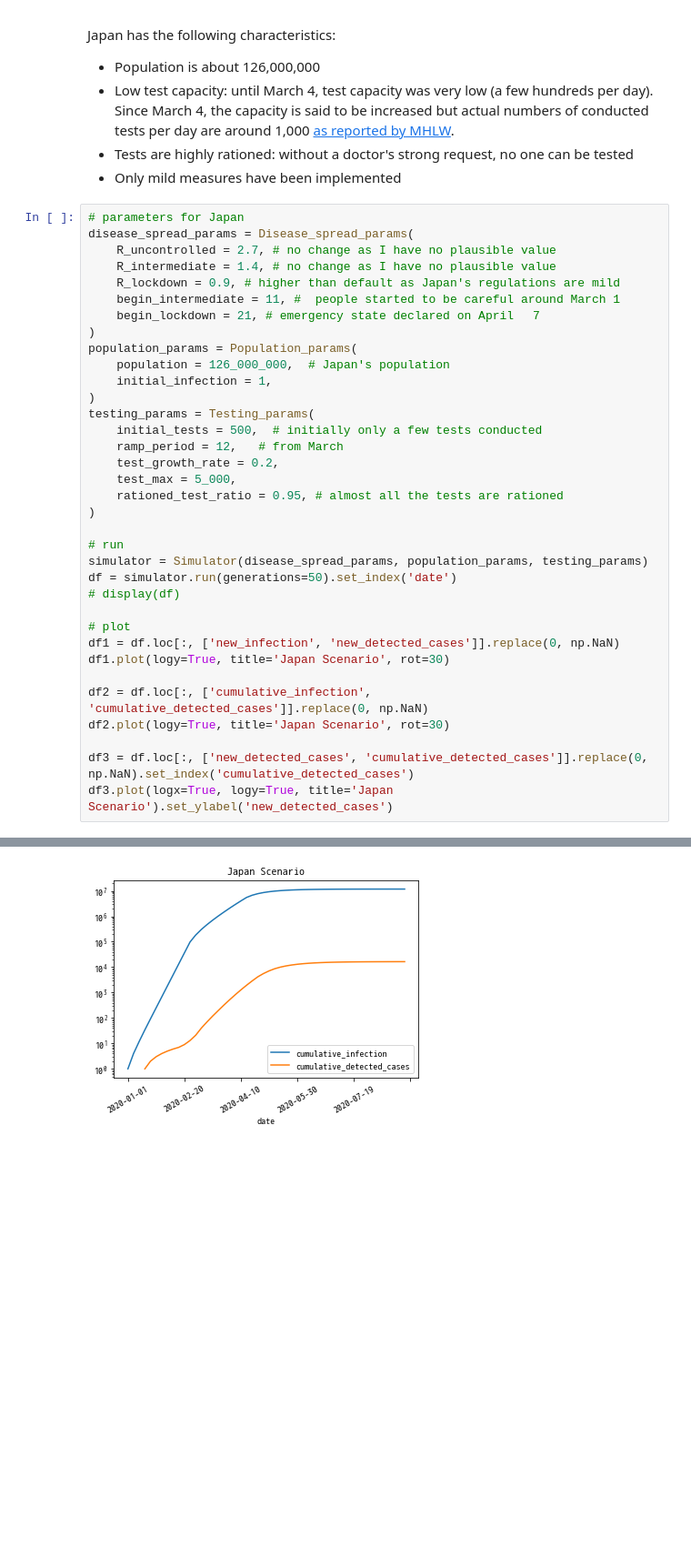
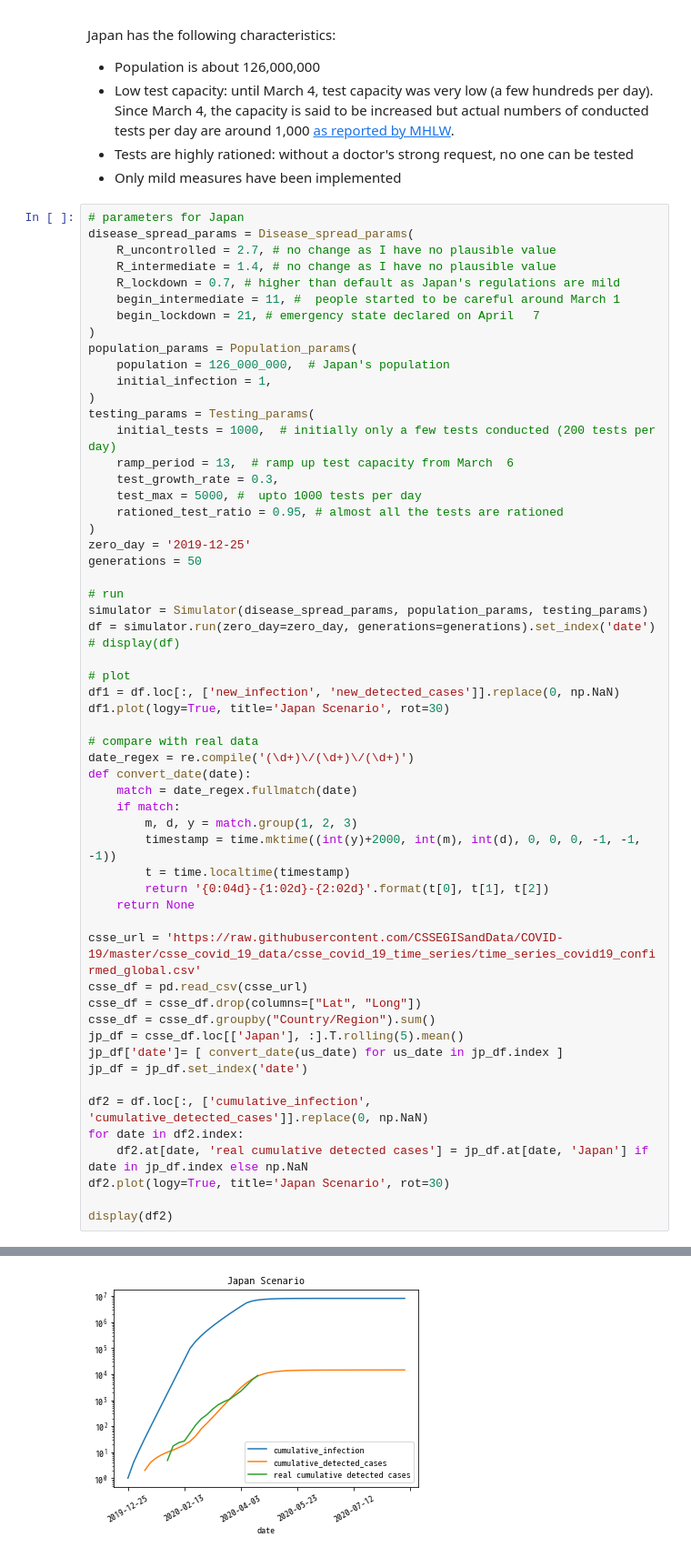
Before and after one commit to survivor7777777/covid-19, a Jupyter notebook: Infected vs Detected analysis.ipynb, the cells around one changed output, grey strips where cells are left out. Shown at 91% size. Drawn from its saved outputs; the diff is of its cells as text; blank space fills up the shorter version.

Commit message:
added Japan scenario

```diff
--- a/Infected vs Detected analysis.ipynb
+++ b/Infected vs Detected analysis.ipynb
@@ -408,7 +410,7 @@ Japan has the following characteristics:
 disease_spread_params = Disease_spread_params(
     R_uncontrolled = 2.7, # no change as I have no plausible value
     R_intermediate = 1.4, # no change as I have no plausible value
-    R_lockdown = 0.9, # higher than default as Japan's regulations are mild
+    R_lockdown = 0.7, # higher than default as Japan's regulations are mild
     begin_intermediate = 11, #  people started to be careful around March 1
     begin_lockdown = 21, # emergency state declared on April 　7
 )
@@ -417,25 +419,47 @@ population_params = Population_params(
     initial_infection = 1,
 )
 testing_params = Testing_params(
-    initial_tests = 500,  # initially only a few tests conducted
-    ramp_period = 12,   # from March
-    test_growth_rate = 0.2,
-    test_max = 5_000,
+    initial_tests = 1000,  # initially only a few tests conducted (200 tests per day)
+    ramp_period = 13,  # ramp up test capacity from March  6
+    test_growth_rate = 0.3,
+    test_max = 5000, #  upto 1000 tests per day
     rationed_test_ratio = 0.95, # almost all the tests are rationed
 )
+zero_day = '2019-12-25'
+generations = 50
 
 # run
 simulator = Simulator(disease_spread_params, population_params, testing_params)
-df = simulator.run(generations=50).set_index('date')
+df = simulator.run(zero_day=zero_day, generations=generations).set_index('date')
 # display(df)
 
 # plot
 df1 = df.loc[:, ['new_infection', 'new_detected_cases']].replace(0, np.NaN)
 df1.plot(logy=True, title='Japan Scenario', rot=30)
 
+# compare with real data
+date_regex = re.compile('(\d+)\/(\d+)\/(\d+)')
+def convert_date(date):
+    match = date_regex.fullmatch(date)
+    if match:
+        m, d, y = match.group(1, 2, 3)
+        timestamp = time.mktime((int(y)+2000, int(m), int(d), 0, 0, 0, -1, -1, -1))
+        t = time.localtime(timestamp)
+        return '{0:04d}-{1:02d}-{2:02d}'.format(t[0], t[1], t[2])
+    return None
+
+csse_url = 'https://raw.githubusercontent.com/CSSEGISandData/COVID-19/master/csse_covid_19_data/csse_covid_19_time_series/time_series_covid19_confirmed_global.csv'
+csse_df = pd.read_csv(csse_url)
+csse_df = csse_df.drop(columns=["Lat", "Long"])
+csse_df = csse_df.groupby("Country/Region").sum()
+jp_df = csse_df.loc[['Japan'], :].T.rolling(5).mean()
+jp_df['date']= [ convert_date(us_date) for us_date in jp_df.index ]
+jp_df = jp_df.set_index('date')
+
 df2 = df.loc[:, ['cumulative_infection', 'cumulative_detected_cases']].replace(0, np.NaN)
+for date in df2.index:
+    df2.at[date, 'real cumulative detected cases'] = jp_df.at[date, 'Japan'] if date in jp_df.index else np.NaN
 df2.plot(logy=True, title='Japan Scenario', rot=30)
 
-df3 = df.loc[:, ['new_detected_cases', 'cumulative_detected_cases']].replace(0, np.NaN).set_index('cumulative_detected_cases')
-df3.plot(logx=True, logy=True, title='Japan Scenario').set_ylabel('new_detected_cases')
+display(df2)
 # %% [output]
@@ -444 +485 @@ Text(0, 0.5, 'new_detected_cases')
-[figure, old version]
+[figure, new version]
```
Also changed, not shown: parts of 2 cells of this notebook.
